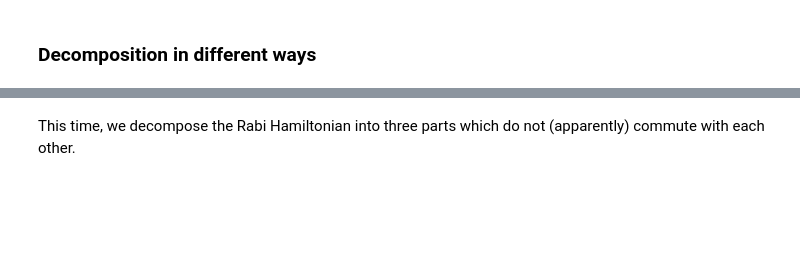
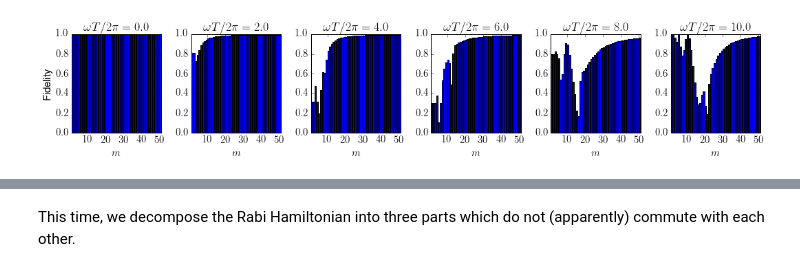
Before and after one commit to eunjongkim/trotter-formula, a Jupyter notebook: notebooks/trotter-formula-rabi-model-1.ipynb, the cells around one changed output, grey strips where cells are left out. Saved outputs shown, nothing was run; the diff lists cells and outputs as text; code cells hidden in the pictures; blank space fills up the shorter version.

```diff
--- a/notebooks/trotter-formula-rabi-model-1.ipynb
+++ b/notebooks/trotter-formula-rabi-model-1.ipynb
@@ -223,6 +79,0 @@ H = sum(H_list)
-# %%
-X,Y = np.meshgrid(range(1,M+1), tlist)
-Z = np.zeros((M,len(tlist)))
-for i1 in range(M):
-    for i2 in range(len(tlist)):
-        Z[i1,i2] = abs((U_approx(H_list,X[i2,i1],Y[i2,i1])*psi0).overlap(U(H,Y[i2,i1]) * psi0))
@@ -247,2 +80,11 @@ t/m vs. t
-# %% [markdown]
-### Decomposition in different ways
+# %%
+def U(H, T):
+    # normal unitary time-evolution
+    return (-1j * H * T).expm()
+
+def U_a(H_list, T, m):
+    # approximated time-evolution (non-unitary)
+    mult = 1
+    for idx in range(len(H_list)):
+        mult = mult * (-1j * H_list[idx] * T / m).expm()
+    return mult ** m
@@ -248,0 +94,25 @@ t/m vs. t
+# %%
+TT = 12     # maximum value of the total evolution time
+dT = 2     # time step
+
+T_list = np.arange(1e-4, TT, dT)
+# %%
+overlap = np.zeros((len(m_list), len(T_list)))
+
+for i1, m in enumerate(m_list):
+    for i2, T in enumerate(T_list):
+        overlap[i1, i2] = fidelity(U_a(H_list, T, m) * psi0,
+                                   U(H, T) * psi0)
+# %%
+fig, ax = plt.subplots(1, len(T_list), figsize = (2.5 * len(T_list), 3.2))
+
+for idx, T in enumerate(T_list):
+    ax[idx].bar(m_list, overlap[:, idx])
+    ax[idx].set_xlim([1, M + 1])
+    ax[idx].set_ylim([0, 1])
+    ax[idx].set_xlabel('$m$')
+    ax[idx].set_title(r'$\omega T/2\pi = %.1f$' % T);
+ax[0].set_ylabel('Fidelity')
+fig.tight_layout();
+# %% [output]
+[figure, added]
```
Also changed, not shown: parts of 79 cells of this notebook.
